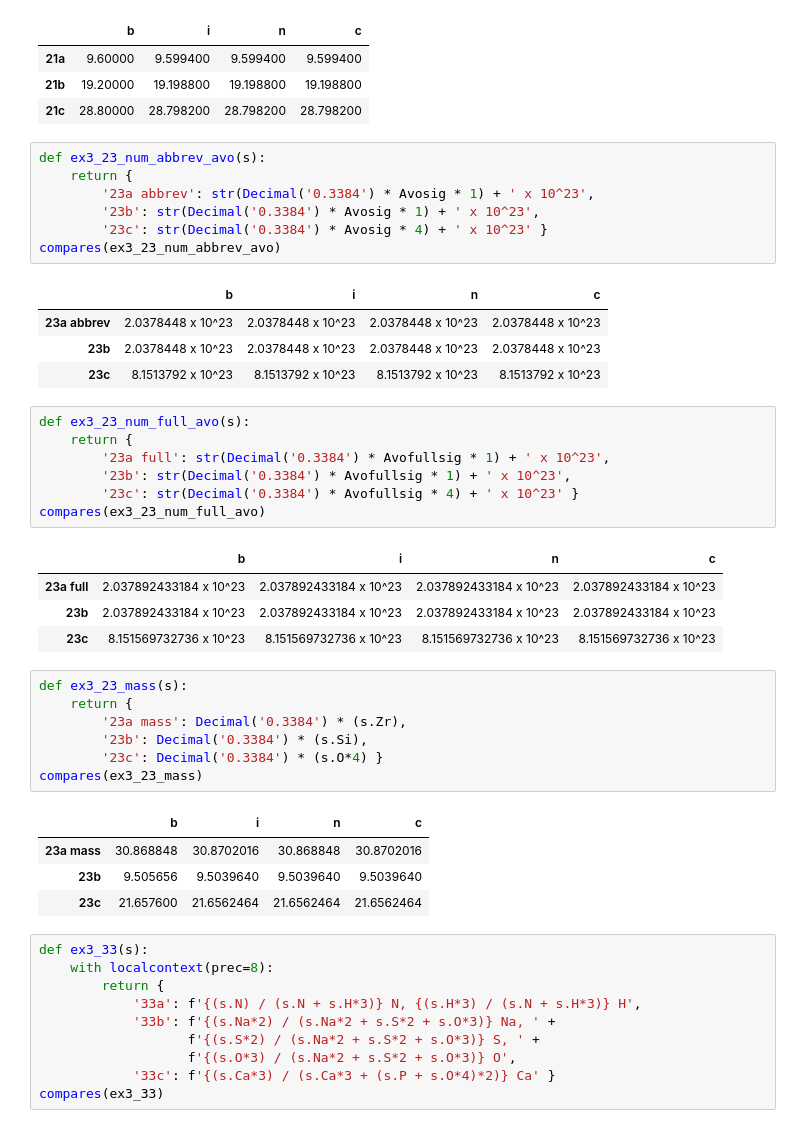
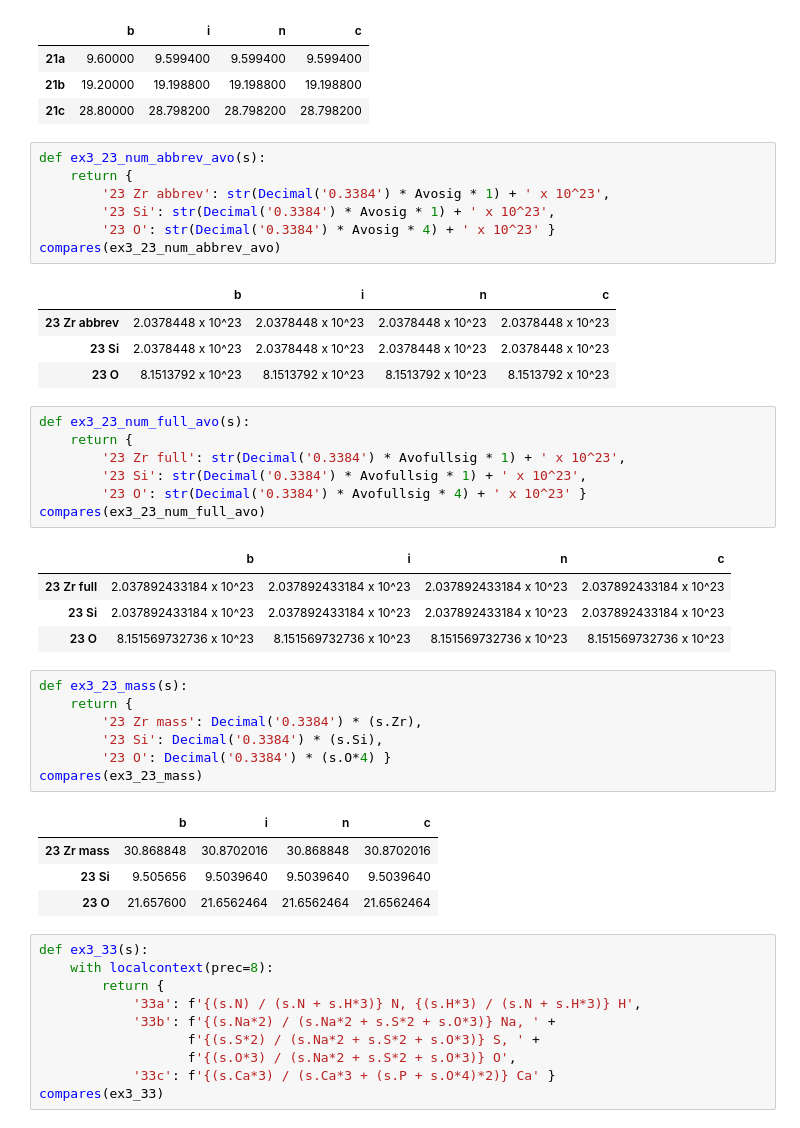
Before and after one commit to dean-e-peterson/python-misc, a Jupyter notebook: chem2e-ch3.ipynb, the cells around one changed output. Drawn from its saved outputs; the diff is of its cells as text.

```diff
--- a/chem2e-ch3.ipynb
+++ b/chem2e-ch3.ipynb
@@ -168,39 +168,39 @@ compares(ex3_21)
 # %%
 def ex3_23_num_abbrev_avo(s):
     return {
-        '23a abbrev': str(Decimal('0.3384') * Avosig * 1) + ' x 10^23',
-        '23b': str(Decimal('0.3384') * Avosig * 1) + ' x 10^23',
-        '23c': str(Decimal('0.3384') * Avosig * 4) + ' x 10^23' }
+        '23 Zr abbrev': str(Decimal('0.3384') * Avosig * 1) + ' x 10^23',
+        '23 Si': str(Decimal('0.3384') * Avosig * 1) + ' x 10^23',
+        '23 O': str(Decimal('0.3384') * Avosig * 4) + ' x 10^23' }
 compares(ex3_23_num_abbrev_avo)
 # %% [output]
 |  | b | i | n | c |
-| 23a abbrev | 2.0378448 x 10^23 | 2.0378448 x 10^23 | 2.0378448 x 10^23 | 2.0378448 x 10^23 |
-| 23b | 2.0378448 x 10^23 | 2.0378448 x 10^23 | 2.0378448 x 10^23 | 2.0378448 x 10^23 |
-| 23c | 8.1513792 x 10^23 | 8.1513792 x 10^23 | 8.1513792 x 10^23 | 8.1513792 x 10^23 |
+| 23 Zr abbrev | 2.0378448 x 10^23 | 2.0378448 x 10^23 | 2.0378448 x 10^23 | 2.0378448 x 10^23 |
+| 23 Si | 2.0378448 x 10^23 | 2.0378448 x 10^23 | 2.0378448 x 10^23 | 2.0378448 x 10^23 |
+| 23 O | 8.1513792 x 10^23 | 8.1513792 x 10^23 | 8.1513792 x 10^23 | 8.1513792 x 10^23 |
 # %%
 def ex3_23_num_full_avo(s):
     return {
-        '23a full': str(Decimal('0.3384') * Avofullsig * 1) + ' x 10^23',
-        '23b': str(Decimal('0.3384') * Avofullsig * 1) + ' x 10^23',
-        '23c': str(Decimal('0.3384') * Avofullsig * 4) + ' x 10^23' }
+        '23 Zr full': str(Decimal('0.3384') * Avofullsig * 1) + ' x 10^23',
+        '23 Si': str(Decimal('0.3384') * Avofullsig * 1) + ' x 10^23',
+        '23 O': str(Decimal('0.3384') * Avofullsig * 4) + ' x 10^23' }
 compares(ex3_23_num_full_avo)
 # %% [output]
 |  | b | i | n | c |
-| 23a full | 2.037892433184 x 10^23 | 2.037892433184 x 10^23 | 2.037892433184 x 10^23 | 2.037892433184 x 10^23 |
-| 23b | 2.037892433184 x 10^23 | 2.037892433184 x 10^23 | 2.037892433184 x 10^23 | 2.037892433184 x 10^23 |
-| 23c | 8.151569732736 x 10^23 | 8.151569732736 x 10^23 | 8.151569732736 x 10^23 | 8.151569732736 x 10^23 |
+| 23 Zr full | 2.037892433184 x 10^23 | 2.037892433184 x 10^23 | 2.037892433184 x 10^23 | 2.037892433184 x 10^23 |
+| 23 Si | 2.037892433184 x 10^23 | 2.037892433184 x 10^23 | 2.037892433184 x 10^23 | 2.037892433184 x 10^23 |
+| 23 O | 8.151569732736 x 10^23 | 8.151569732736 x 10^23 | 8.151569732736 x 10^23 | 8.151569732736 x 10^23 |
 # %%
 def ex3_23_mass(s):
     return {
-        '23a mass': Decimal('0.3384') * (s.Zr),
-        '23b': Decimal('0.3384') * (s.Si),
-        '23c': Decimal('0.3384') * (s.O*4) }
+        '23 Zr mass': Decimal('0.3384') * (s.Zr),
+        '23 Si': Decimal('0.3384') * (s.Si),
+        '23 O': Decimal('0.3384') * (s.O*4) }
 compares(ex3_23_mass)
 # %% [output]
 |  | b | i | n | c |
-| 23a mass | 30.868848 | 30.8702016 | 30.868848 | 30.8702016 |
-| 23b | 9.505656 | 9.5039640 | 9.5039640 | 9.5039640 |
-| 23c | 21.657600 | 21.6562464 | 21.6562464 | 21.6562464 |
+| 23 Zr mass | 30.868848 | 30.8702016 | 30.868848 | 30.8702016 |
+| 23 Si | 9.505656 | 9.5039640 | 9.5039640 | 9.5039640 |
+| 23 O | 21.657600 | 21.6562464 | 21.6562464 | 21.6562464 |
 # %%
 def ex3_33(s):
     with localcontext(prec=8):
```
Also changed, not shown: parts of 6 cells of this notebook, 2 other files.
